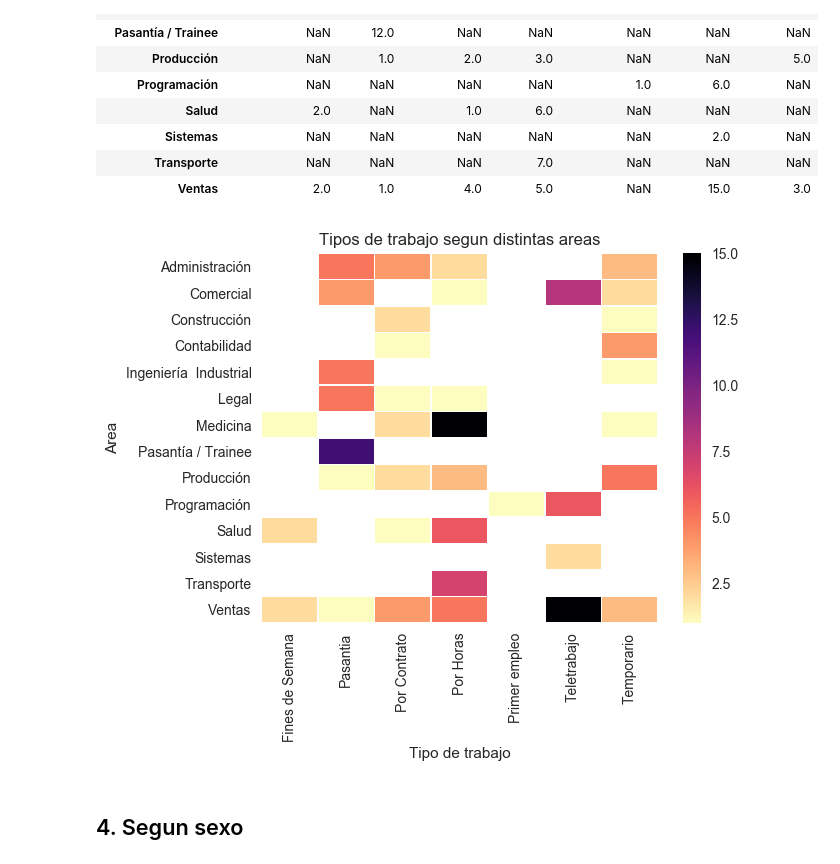
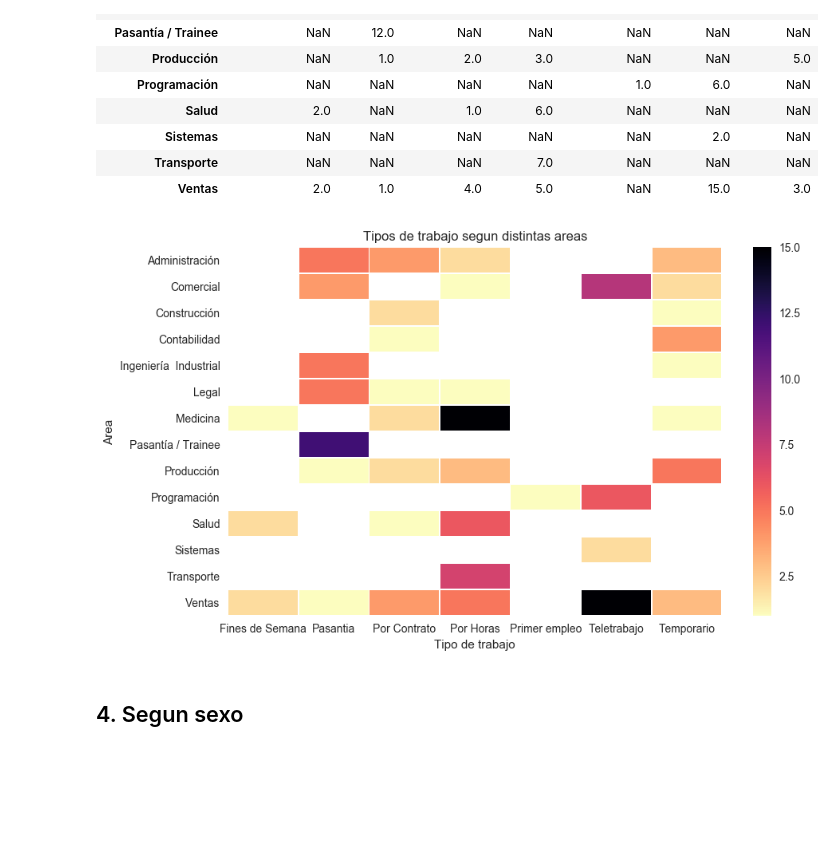
Before and after one commit to GastonMontes/75.06-Datos-TP1, a Jupyter notebook: Notebooks/Estudio de tipos de trabajo.ipynb, the cells around one changed output. Cells and saved outputs as stored; diff of their text form; code cells hidden in the pictures; blank space fills up the shorter version.

```diff
--- a/Notebooks/Estudio de tipos de trabajo.ipynb
+++ b/Notebooks/Estudio de tipos de trabajo.ipynb
@@ -13,7 +13,7 @@ import calendar
 %matplotlib inline
 
 plt.style.use('default') # haciendo los graficos un poco mas bonitos en matplotlib
-#plt.rcParams['figure.figsize'] = (10, 6)
+plt.rcParams['figure.figsize'] = (10, 6)
 
 sns.set(style="whitegrid") # seteando tipo de grid en seaborn
 # %%
@@ -176,10 +176,10 @@ tabla
 # %%
 g = sns.heatmap(tabla, cmap='magma_r', linewidths=0.5)
 g.set_title('Tipos de trabajo segun distintas areas');
 g.set_ylabel('Area');
-g.set_xlabelbelbelbelbelbelbelbelbel('Tipo de trabajo');
+g.set_xlabel('Tipo de trabajo');
 # %% [output]
-[figure, old version]
+[figure, new version]
 # %% [markdown]
 ## 4. Segun sexo
 # %%
```
Also changed, not shown: parts of 24 cells of this notebook.
